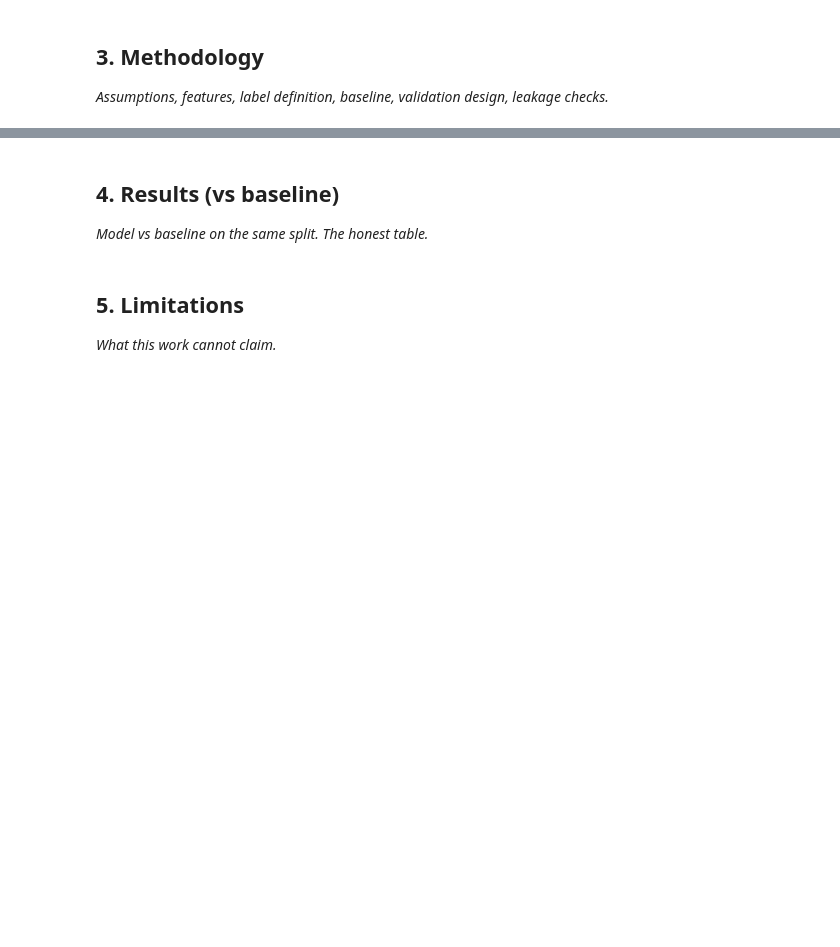
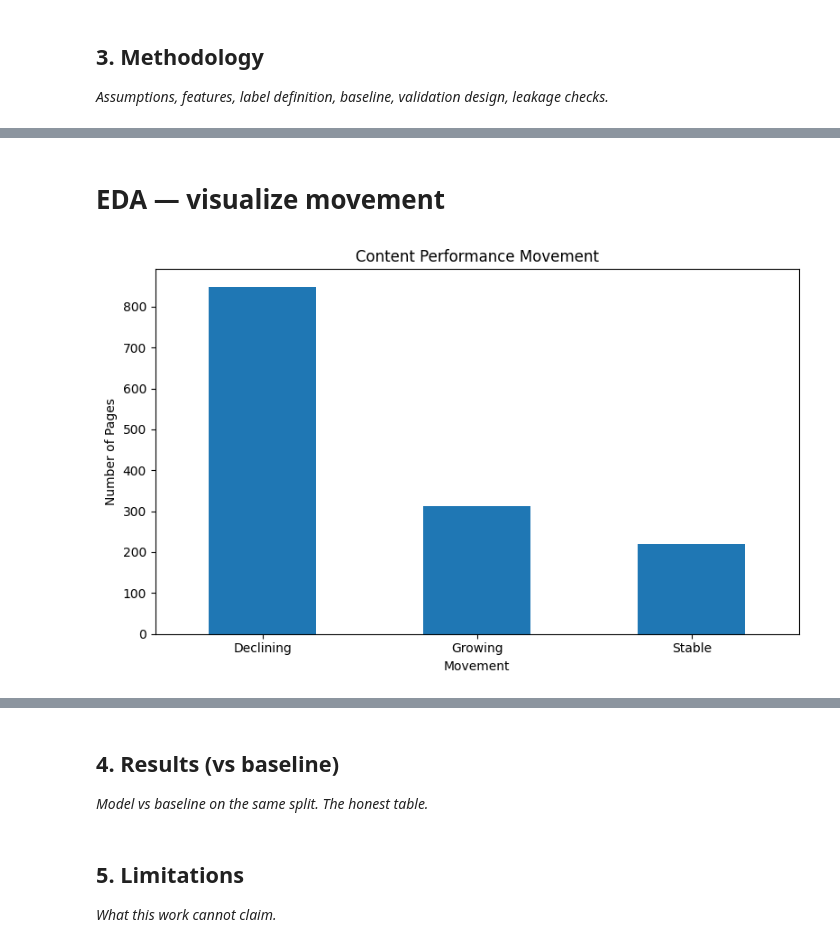
Before and after one commit to Kashaf537/flyrank-ml-internship, a Jupyter notebook: work/notebooks/capstone.ipynb, the cells around one changed output, grey strips where cells are left out. Drawn from its saved outputs; the diff is of its cells as text; code cells hidden in the pictures; blank space fills up the shorter version.

```diff
--- a/work/notebooks/capstone.ipynb
+++ b/work/notebooks/capstone.ipynb
@@ -16,0 +139,20 @@ This skeleton is yours to fill. Work the sections **in order** — each one has
+# %%
+# ============================================================
+# DATA — Load 90-day content/query performance
+# ============================================================
+
+query_url = (
+    "hf://datasets/FlyRank/internship-warehouse/"
+    "fact_content_query_90d.parquet"
+)
+
+query_df = con.execute(f"""
+    SELECT *
+    FROM read_parquet('{query_url}')
+    LIMIT 10000
+""").df()
+
+print("Rows loaded:", len(query_df))
+print("Columns:", len(query_df.columns))
+
+display(query_df.head())
@@ -20,0 +772,25 @@ This skeleton is yours to fill. Work the sections **in order** — each one has
+# %% [markdown]
+# EDA — visualize movement
+# %%
+import matplotlib.pyplot as plt
+
+# ============================================================
+# EDA — Performance movement distribution
+# ============================================================
+
+movement_plot = (
+    eda_df["movement"]
+    .value_counts()
+)
+
+plt.figure(figsize=(8, 5))
+movement_plot.plot(kind="bar")
+
+plt.title("Content Performance Movement")
+plt.xlabel("Movement")
+plt.ylabel("Number of Pages")
+plt.xticks(rotation=0)
+plt.tight_layout()
+plt.show()
+# %% [output]
+[figure, added]
```
Also changed, not shown: parts of 39 cells of this notebook.
